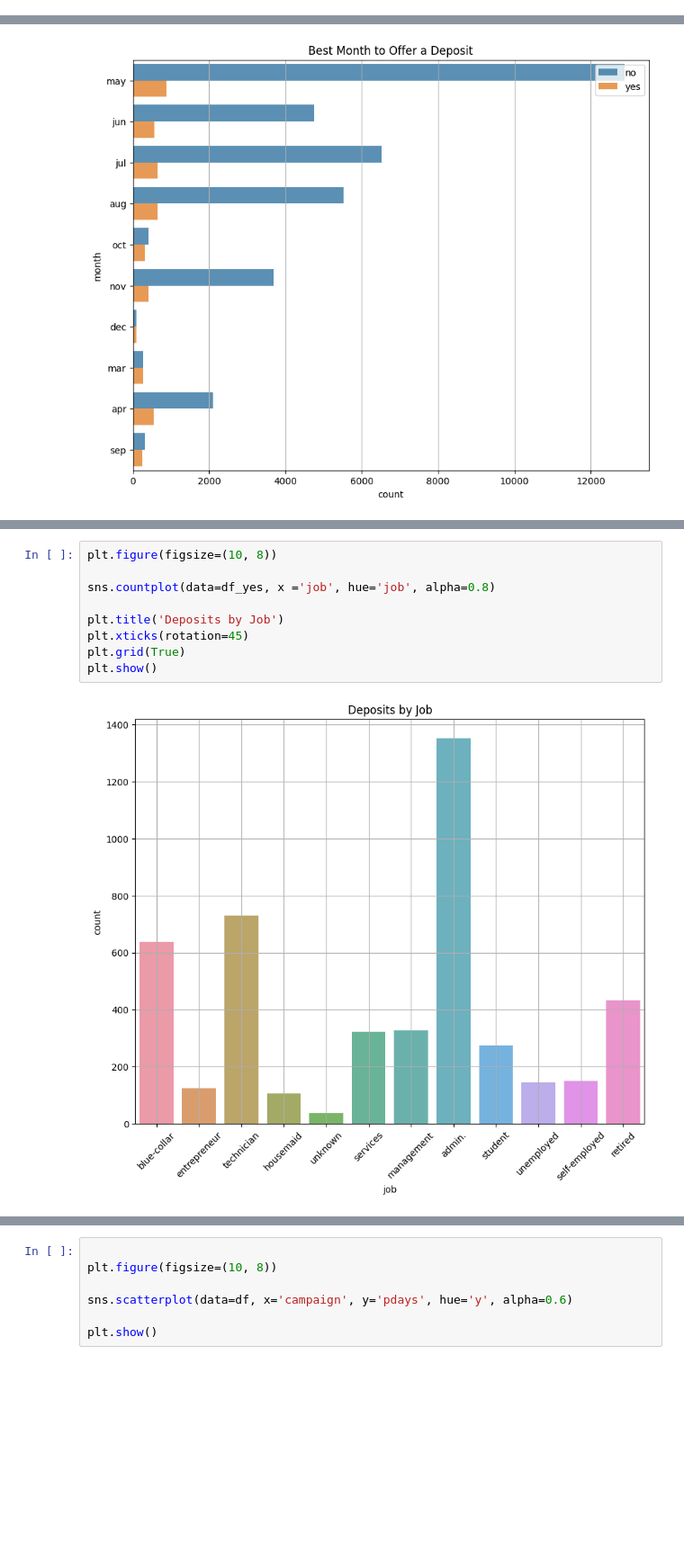
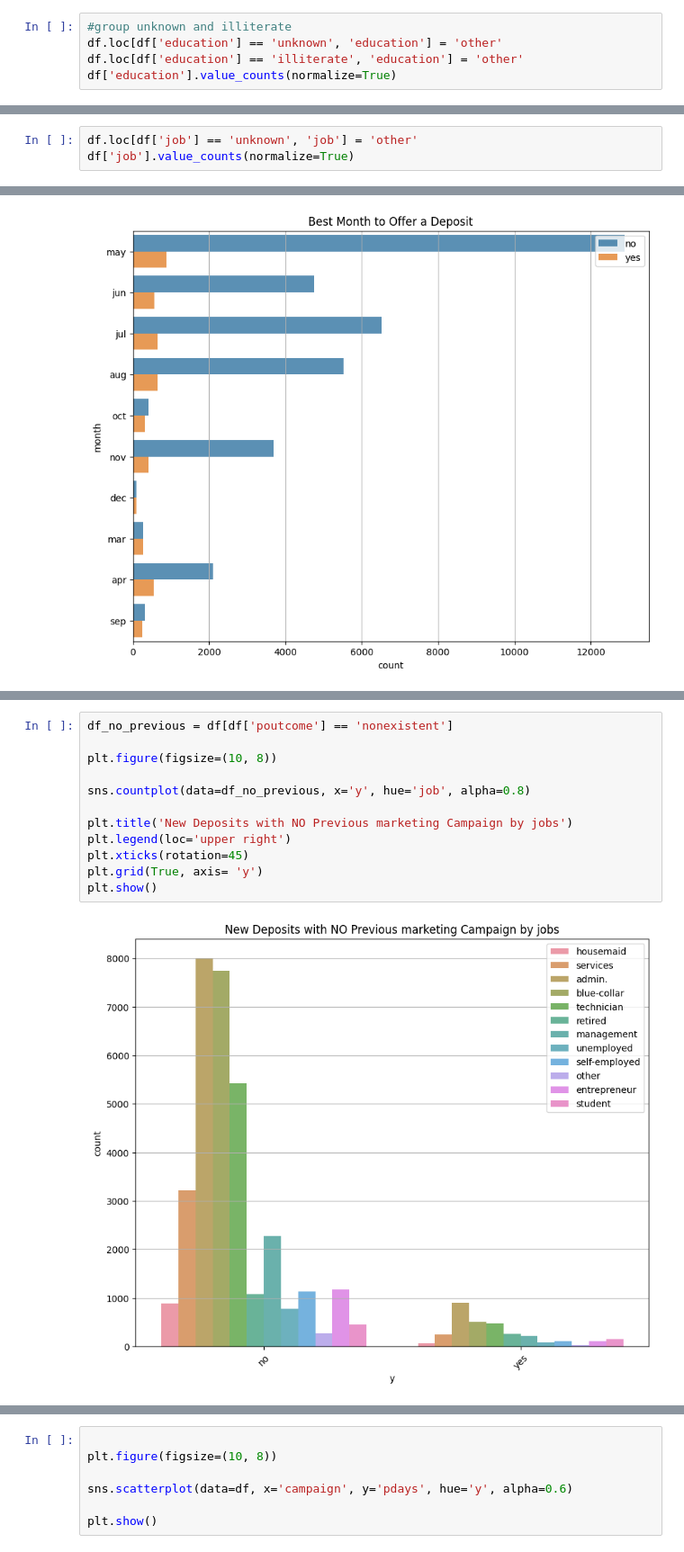
Before and after one commit to iagorivadulla/iagorivadulla-machine-learning-python-template-logistic-regression, a Jupyter notebook: src/explore.ipynb, the cells around one changed output, grey strips where cells are left out. Shown: that part at 90% size. Cells and saved outputs as stored; diff of their text form; blank space fills up the shorter version.

```diff
--- a/src/explore.ipynb
+++ b/src/explore.ipynb
@@ -114,0 +127,5 @@ plt.show()
+# %%
+#group unknown and illiterate
+df.loc[df['education'] == 'unknown', 'education'] = 'other'
+df.loc[df['education'] == 'illiterate', 'education'] = 'other'
+df['education'].value_counts(normalize=True)
@@ -114,0 +142,3 @@ plt.show()
+# %%
+df.loc[df['job'] == 'unknown', 'job'] = 'other'
+df['job'].value_counts(normalize=True)
@@ -181,11 +248,14 @@ plt.show()
 # %%
+df_no_previous = df[df['poutcome'] == 'nonexistent']
+
 plt.figure(figsize=(10, 8))
 
-sns.countplot(data=df_yes, x ='job', hue='job', alpha=0.8)
+sns.countplot(data=df_no_previous, x='y', hue='job', alpha=0.8)
 
-plt.title('Deposits by Job')
+plt.title('New Deposits with NO Previous marketing Campaign by jobs')
+plt.legend(loc='upper right')
 plt.xticks(rotation=45)
-plt.grid(True)
+plt.grid(True, axis= 'y')
 plt.show()
 # %% [output]
-[figure, old version]
+[figure, new version]
```
Also changed, not shown: parts of 24 cells of this notebook, 1 other file.
